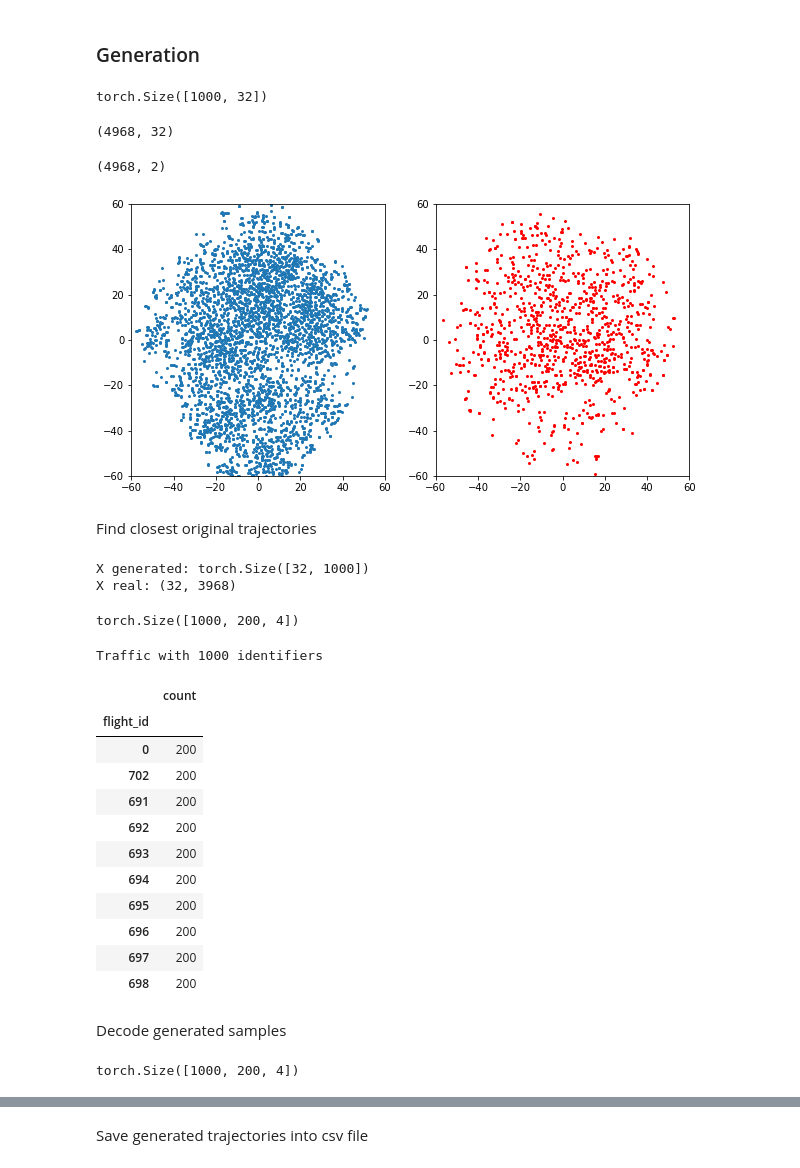
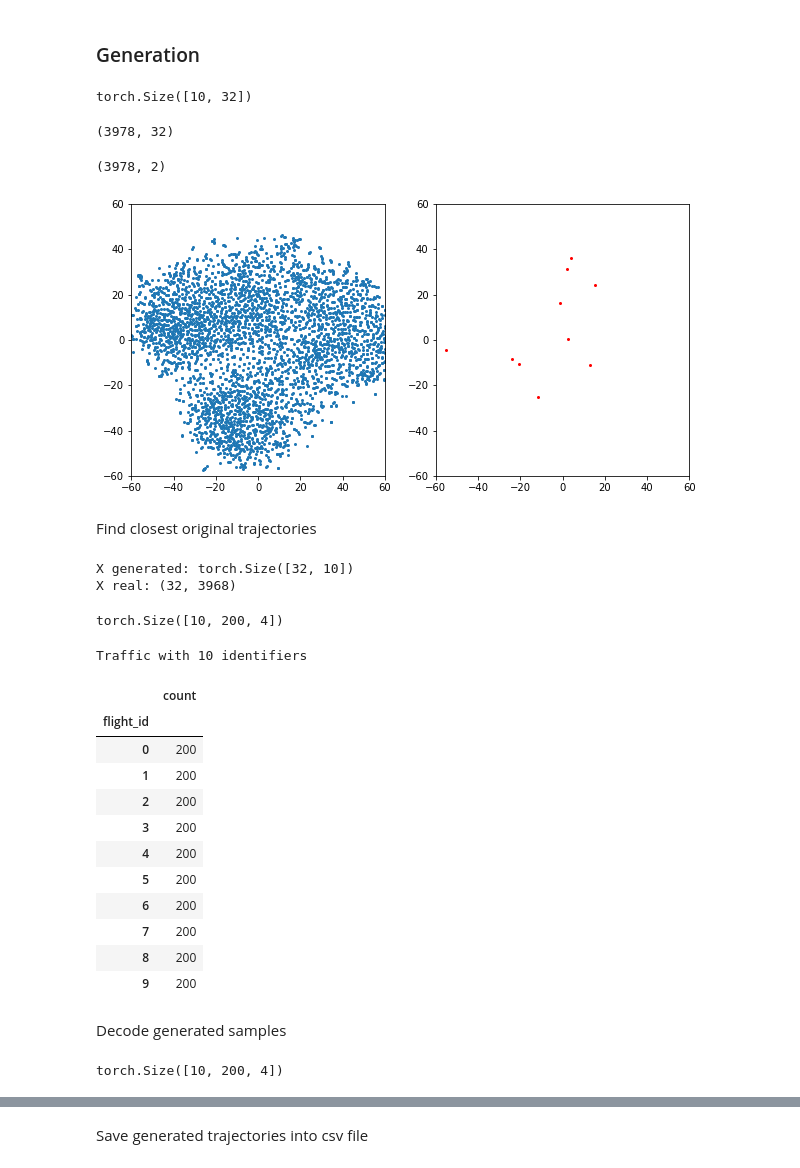
Before and after one commit to alafage/deep-traffic-generation, a Jupyter notebook: notebooks/vae.ipynb, the cells around one changed output, grey strips where cells are left out. Saved outputs shown, nothing was run; the diff lists cells and outputs as text; code cells hidden in the pictures.

```diff
--- a/notebooks/vae.ipynb
+++ b/notebooks/vae.ipynb
@@ -35,8 +28,7 @@ Deprecated in NumPy 1.20; for more details and guidance: https://numpy.org/devdo
 # %%
 dataset = TrafficDataset.from_file(
     "../deep_traffic_generation/data/traffic_15.pkl",
-    features=["track_unwrapped", "groundspeed", "altitude", "timedelta"],
-    init_features=["latitude", "longitude"],
+    features=["latitude", "longitude", "altitude", "timedelta"],
     scaler=MinMaxScaler(feature_range=(-1,1)),
     shape="image",
 )
@@ -47,8 +39,8 @@ Dataset TrafficDataset
     MinMaxScaler(feature_range=(-1, 1))
 # %%
 model = TCVAE.load_from_checkpoint(
-    "../deep_traffic_generation/lightning_logs/tc_vae/version_0/checkpoints/epoch=2663-step=7991.ckpt",
-    hparams_file="../deep_traffic_generation/lightning_logs/tc_vae/version_0/hparams.yaml",
+    "../deep_traffic_generation/lightning_logs/tc_vae/version_2/checkpoints/epoch=2912-step=8738.ckpt",
+    hparams_file="../deep_traffic_generation/lightning_logs/tc_vae/version_2/hparams.yaml",
     x_dim=dataset.input_dim,
     seq_len=dataset.seq_len,
     scaler=dataset.scaler,
@@ -144,32 +135,32 @@ traffic[1].chart().encode(alt.Y("altitude"), alt.X("timestamp"), alt.Color("flig
 ### Generation
 # %%
 p = torch.distributions.Normal(torch.zeros(model.hparams.encoding_dim), 1)
-x_sim = p.sample_n(1000)
+x_sim = p.sample_n(10)
 x_sim.size()
 # %% [output]
-torch.Size([1000, 32])
+torch.Size([10, 32])
 # %%
 encodings = np.concatenate((x, x_sim), axis=0)
 encodings.shape
 # %% [output]
-(4968, 32)
+(3978, 32)
 # %%
 z_embedded = TSNE(n_components=2).fit_transform(encodings)
 z_embedded.shape
 # %% [output]
-(4968, 2)
+(3978, 2)
 # %%
 fig, ax = plt.subplots(1, 2, figsize=(10, 5))
-ax[0].scatter(z_embedded[:3968, 0], z_embedded[:3968, 1], s=4)
-ax[1].scatter(z_embedded[3968:, 0], z_embedded[3968:, 1], s=4, c='red')
+ax[0].scatter(z_embedded[:len(dataset), 0], z_embedded[:len(dataset), 1], s=4)
+ax[1].scatter(z_embedded[len(dataset):, 0], z_embedded[len(dataset):, 1], s=4, c='red')
 
 for ax_ in ax:
     ax_.set_xlim(-60, 60)
     ax_.set_ylim(-60, 60)
 
 plt.show()
 # %% [output]
-[figure, old version]
+[figure, new version]
 # %% [markdown]
 Find closest original trajectories
 # %%
@@ -178,7 +169,7 @@ Xr = x.T
 print(f"X generated: {Xg.shape}")
 print(f"X real: {Xr.shape}")
 # %% [output]
-X generated: torch.Size([32, 1000])
+X generated: torch.Size([32, 10])
 X real: (32, 3968)
 # %%
 diff = (Xg[np.newaxis,...] - Xr[np.newaxis,...].T)
@@ -189,7 +180,7 @@ originals, _, info = dataset[originals_idx]
 originals = torch.transpose(originals, 1, 2)
 originals.size()
 # %% [output]
-torch.Size([1000, 200, 4])
+torch.Size([10, 200, 4])
 # %%
 data = originals.detach().numpy()
 data = data.reshape((data.shape[0], -1))
@@ -203,21 +194,25 @@ features = [
 traffic_original = traffic_from_data(
     data, features, model.hparams.init_features, builder=builder
 )
+
+if "track" not in traffic_original.data.columns:
+    traffic_original = traffic_original.cumulative_distance().eval(desc="")
+
 traffic_original
 # %% [output]
-Traffic with 1000 identifiers
+Traffic with 10 identifiers
 |  | count |
 | flight_id |  |
 | 0 | 200 |
-| 702 | 200 |
-| 691 | 200 |
-| 692 | 200 |
-| 693 | 200 |
-| 694 | 200 |
-| 695 | 200 |
-| 696 | 200 |
-| 697 | 200 |
-| 698 | 200 |
+| 1 | 200 |
+| 2 | 200 |
+| 3 | 200 |
+| 4 | 200 |
+| 5 | 200 |
+| 6 | 200 |
+| 7 | 200 |
+| 8 | 200 |
+| 9 | 200 |
 # %% [markdown]
 Decode generated samples
 # %%
@@ -225,7 +220,7 @@ outputs = model.decoder(torch.Tensor(x_sim))
 outputs = torch.transpose(outputs, 1, 2)
 outputs.size()
 # %% [output]
-torch.Size([1000, 200, 4])
+torch.Size([10, 200, 4])
 # %%
 data = outputs.detach().numpy()
 data = data.reshape((data.shape[0], -1))
```
Also changed, not shown: parts of 8 cells of this notebook, 42 other files.
